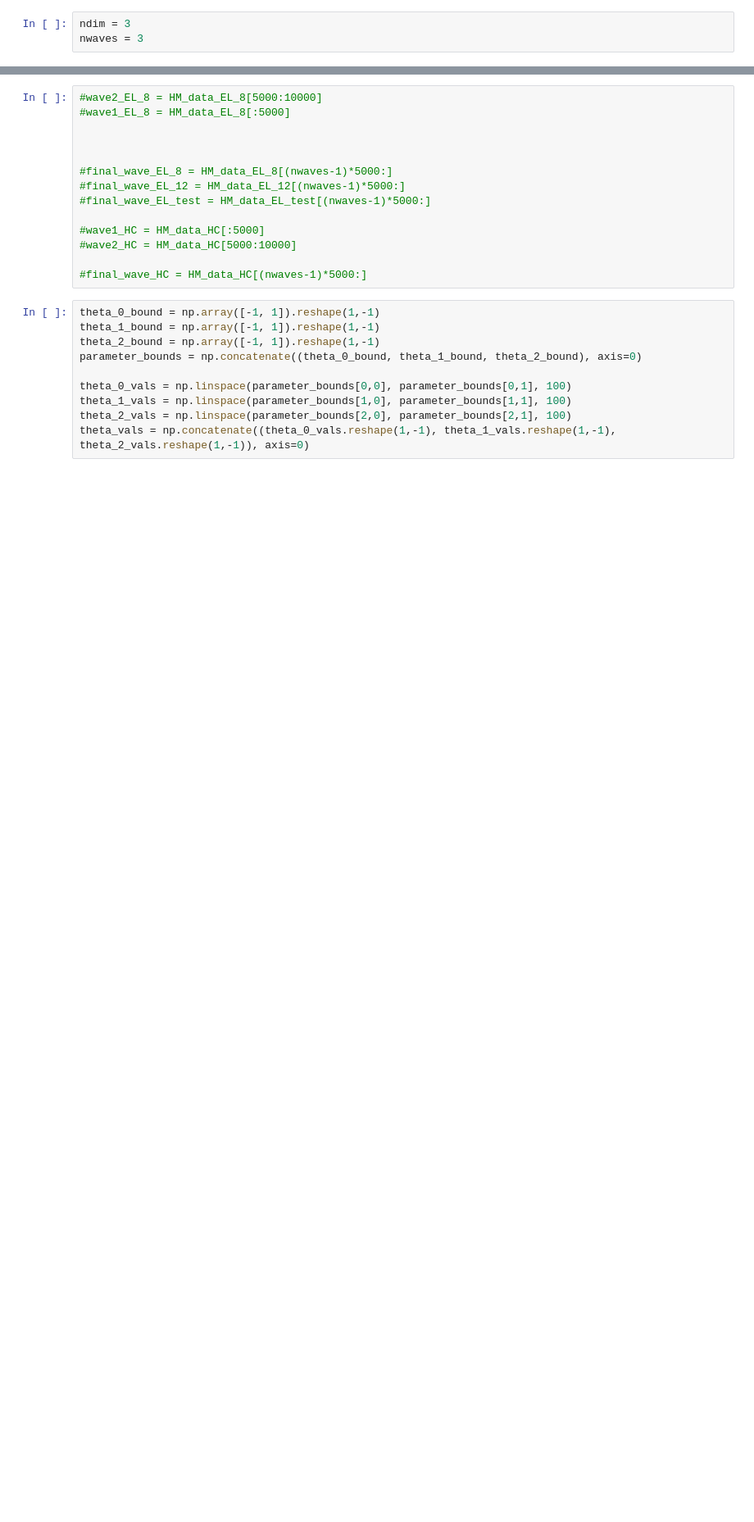
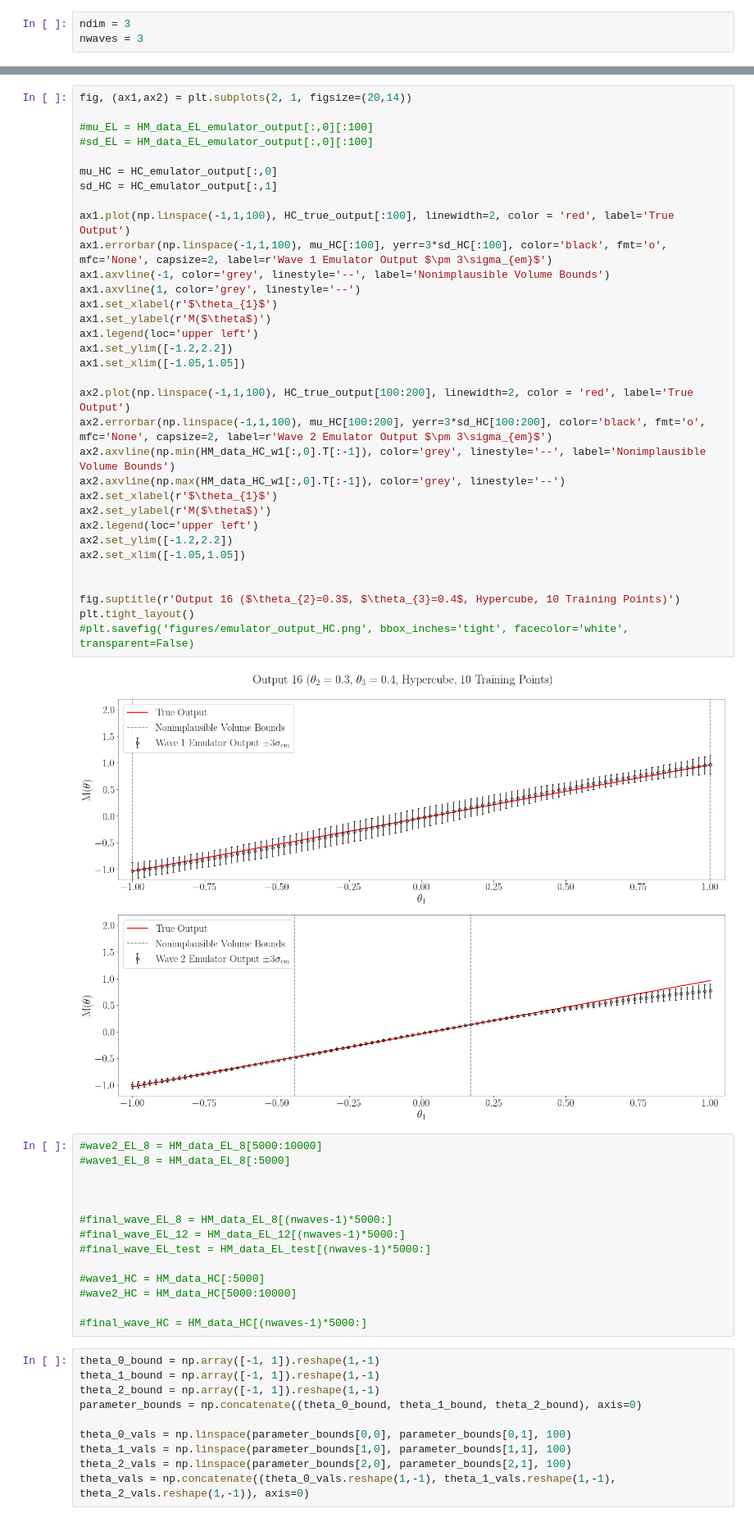
Before and after one commit to elliemay481/HistoryMatching, a Jupyter notebook: historymatch/Plots_3D.ipynb, the cells around one changed output, grey strips where cells are left out. Shown: that part at 82% size. Cells and saved outputs as stored; diff of their text form; blank space fills up the shorter version.

```diff
--- a/historymatch/Plots_3D.ipynb
+++ b/historymatch/Plots_3D.ipynb
@@ -59,3 +74,38 @@ ax.scatter(HM_data_EL_testpts[:,0], HM_data_EL_emulator_output[:,0], s=1)
+# %%
+fig, (ax1,ax2) = plt.subplots(2, 1, figsize=(20,14))
+
+#mu_EL = HM_data_EL_emulator_output[:,0][:100]
+#sd_EL = HM_data_EL_emulator_output[:,0][:100]
+
+mu_HC = HC_emulator_output[:,0]
+sd_HC = HC_emulator_output[:,1]
+
+ax1.plot(np.linspace(-1,1,100), HC_true_output[:100], linewidth=2, color = 'red', label='True Output')
+ax1.errorbar(np.linspace(-1,1,100), mu_HC[:100], yerr=3*sd_HC[:100], color='black', fmt='o', mfc='None', capsize=2, label=r'Wave 1 Emulator Output $\pm 3\sigma_{em}$')
+ax1.axvline(-1, color='grey', linestyle='--', label='Nonimplausible Volume Bounds')
+ax1.axvline(1, color='grey', linestyle='--')
+ax1.set_xlabel(r'$\theta_{1}$')
+ax1.set_ylabel(r'M($\theta$)')
+ax1.legend(loc='upper left')
+ax1.set_ylim([-1.2,2.2])
+ax1.set_xlim([-1.05,1.05])
+
+ax2.plot(np.linspace(-1,1,100), HC_true_output[100:200], linewidth=2, color = 'red', label='True Output')
+ax2.errorbar(np.linspace(-1,1,100), mu_HC[100:200], yerr=3*sd_HC[100:200], color='black', fmt='o', mfc='None', capsize=2, label=r'Wave 2 Emulator Output $\pm 3\sigma_{em}$')
+ax2.axvline(np.min(HM_data_HC_w1[:,0].T[:-1]), color='grey', linestyle='--', label='Nonimplausible Volume Bounds')
+ax2.axvline(np.max(HM_data_HC_w1[:,0].T[:-1]), color='grey', linestyle='--')
+ax2.set_xlabel(r'$\theta_{1}$')
+ax2.set_ylabel(r'M($\theta$)')
+ax2.legend(loc='upper left')
+ax2.set_ylim([-1.2,2.2])
+ax2.set_xlim([-1.05,1.05])
+
+
+fig.suptitle(r'Output 16 ($\theta_{2}=0.3$, $\theta_{3}=0.4$, Hypercube, 10 Training Points)')
+plt.tight_layout()
+#plt.savefig('figures/emulator_output_HC.png', bbox_inches='tight', facecolor='white', transparent=False)
+# %% [output]
+[figure, added]
 # %%
 #wave2_EL_8 = HM_data_EL_8[5000:10000]
 #wave1_EL_8 = HM_data_EL_8[:5000]
```
Also changed, not shown: parts of 10 cells of this notebook, 47 other files.
